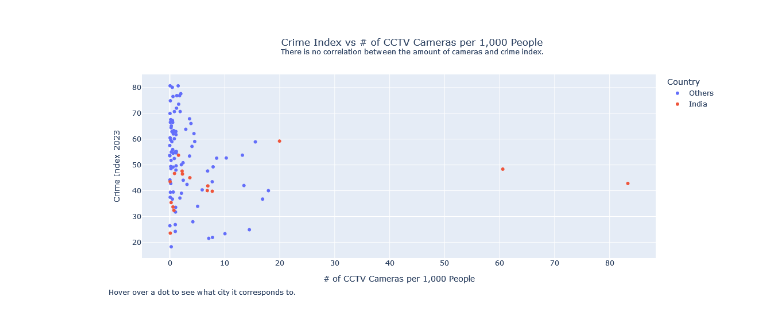
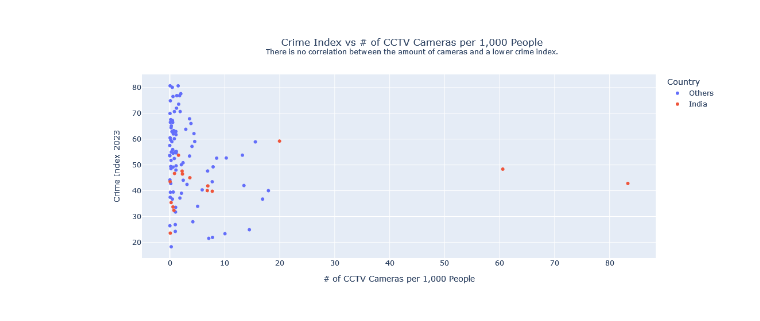
Before and after one commit to dejessias/Surveillance-Crime, a Jupyter notebook: docs/crime_vs_cctv.ipynb, the cells around one changed output. Cells and saved outputs as stored; diff of their text form; code cells hidden in the pictures.

```diff
--- a/docs/crime_vs_cctv.ipynb
+++ b/docs/crime_vs_cctv.ipynb
@@ -23,41 +23,33 @@ fig = px.scatter(
     hover_name='City',
     hover_data={'Country': True},
     color = 'color',
-    title='Crime Index vs # of CCTV Cameras per 1,000 People<br><sup>There is no correlation between the amount of cameras and crime index.</sup>'
+    title='Crime Index vs # of CCTV Cameras per 1,000 People<br><sup>There is no correlation between the amount of cameras and a lower crime index.</sup>'
 )
 
 # Customize hover label formatting
 fig.update_traces(
     hovertemplate='City: %{hovertext}<br>Country: %{customdata[0]}<br>Crime Index: %{x}<br># of CCTV Cameras per 1,000 People: %{y}'
 )
 
 fig.update_layout(
     height=500,
     legend_title='Country',
 )
 
 newnames = {'blue' : 'Others', 'orange' : 'India'}
 fig.for_each_trace(lambda t: t.update(name = newnames[t.name]))
 
 fig.update_layout(
     title={
         'y':0.9,
         'x':0.5,
         'xanchor': 'center',
         'yanchor': 'top',
     },
     #margin={'b': 106, 't': 100}
 )
 
-fig.add_annotation(x=-0.07, y=-0.22,
-                   xref="paper", yref="paper",
-                   align='left',
-                   xanchor='left', yanchor='bottom',
-                   showarrow=False,
-                   text='Hover over a dot to see what city it corresponds to.'
-                  )
-
 # Show the plot
 fig.show()
 # %% [output]
-[figure, old version]
+[figure, new version]
```
Also changed, not shown: 38 other files.
